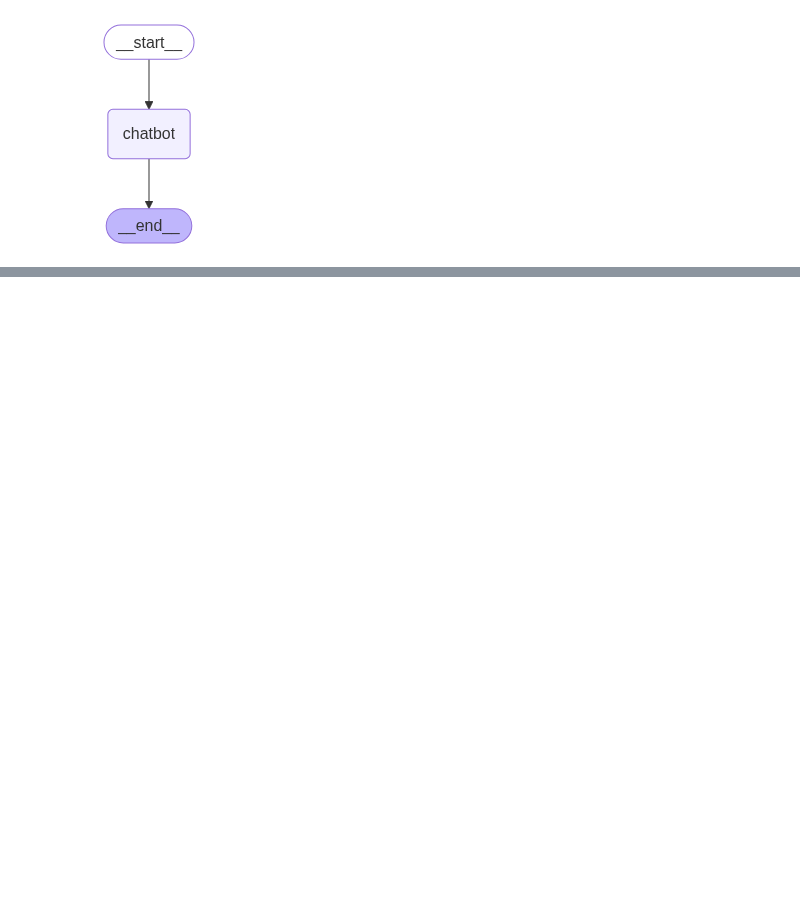
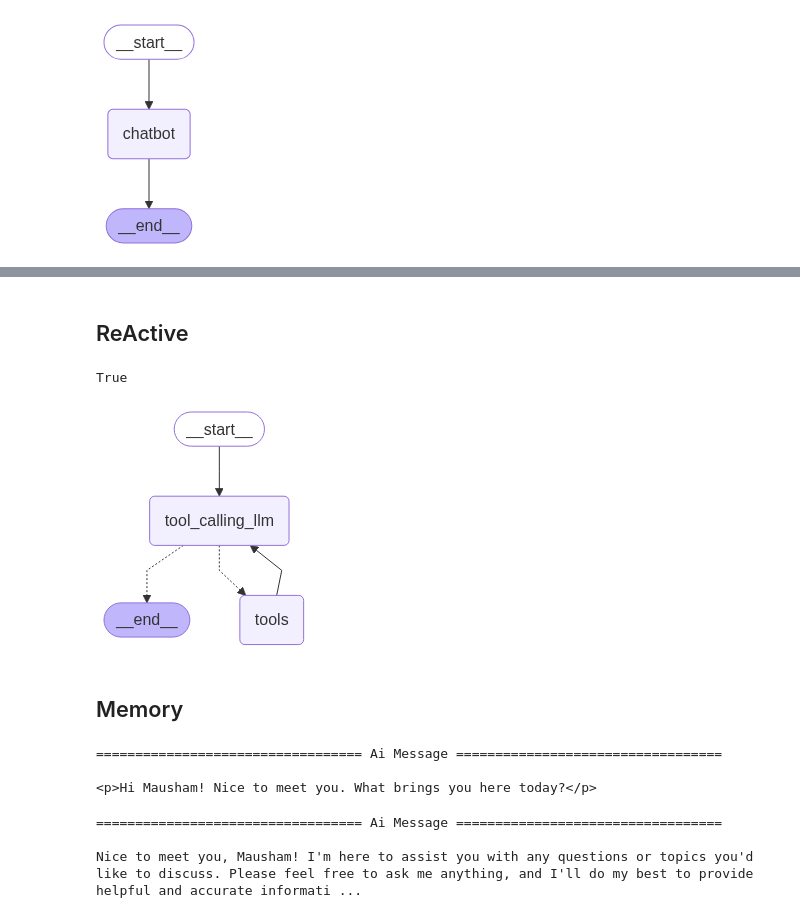
Before and after one commit to maushamkumar/About-AI, a Jupyter notebook: BasicChat/chat.ipynb, the cells around one changed output, grey strips where cells are left out. Cells and saved outputs as stored; diff of their text form; code cells hidden in the pictures; blank space fills up the shorter version.

Commit message:
langgraph basic

```diff
--- a/BasicChat/chat.ipynb
+++ b/BasicChat/chat.ipynb
@@ -62,0 +149,11 @@ It seems like you were trying to say something in Hindi, but it got cut off. Cou
+# %% [markdown]
+## ReActive
+# %%
+from dotenv import load_dotenv
+load_dotenv()
+# %% [output]
+True
+# %%
+from langchain_tavily import TavilySearch
+
+tool = TavilySearch(max_results=2)
@@ -62,0 +171,61 @@ It seems like you were trying to say something in Hindi, but it got cut off. Cou
+# %%
+
+## Sategraph
+tools = [tool, multiply]
+llm_with_tool = llm.bind_tools(tools )
+
+from langgraph.graph import StateGraph, START, END
+from langgraph.prebuilt import ToolNode
+from langgraph.prebuilt import tools_condition
+
+from typing import TypedDict, List, Dict, Any
+
+class State(TypedDict):
+    messages: List[Dict[str, Any]]
+
+
+## Node Definition
+def tool_calling_llm(state: State):
+    return {"messages": [llm_with_tool.invoke(state["messages"])]}
+
+
+# Graph
+builder = StateGraph(State)
+builder.add_node("tool_calling_llm", tool_calling_llm)
+
+builder.add_node("tools", ToolNode(tools))
+
+# Add Edges
+builder.add_edge(START, 'tool_calling_llm')
+builder.add_conditional_edges(
+    'tool_calling_llm',
+    # if the latest messages (result) from assistant is a tool call -> tools_condition routes to tool
+    # if the latest messages (result) from assistant is a not a tool call -> tool_condition routes to end
+    tools_condition
+)
+builder.add_edge('tools', 'tool_calling_llm')
+
+## Compile the graph
+graph = builder.compile()
+# %%
+display(Image(graph.get_graph().draw_mermaid_png()))
+# %% [output]
+[figure, added]
+# %% [markdown]
+## Memory
+# %%
+res = graph.invoke({'messages': "Hello my name is Mausham"})
+for i in res['messages']:
+    i.pretty_print()
+# %% [output]
+================================== Ai Message ==================================
+
+<p>Hi Mausham! Nice to meet you. What brings you here today?</p>
+# %%
+res = graph.invoke({'messages':"My name is Mausham"})
+for m in res['messages']:
+    m.pretty_print()
+# %% [output]
+================================== Ai Message ==================================
+
+Nice to meet you, Mausham! I'm here to assist you with any questions or topics you'd like to discuss. Please feel free to ask me anything, and I'll do my best to provide helpful and accurate informati ...
```
Also changed, not shown: parts of 23 cells of this notebook.
